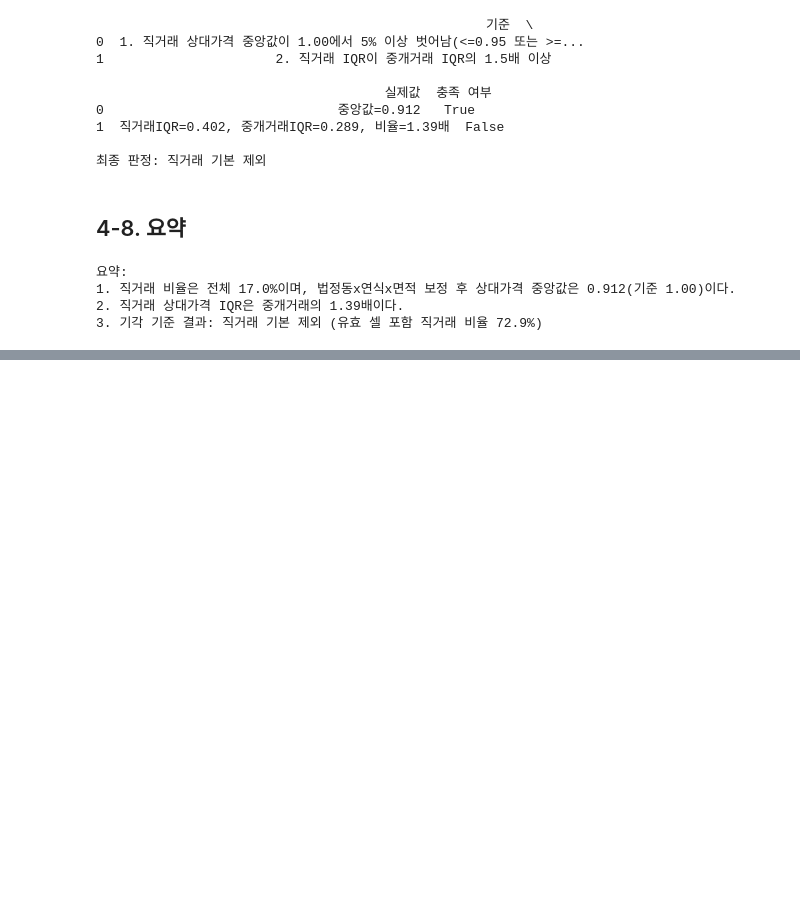
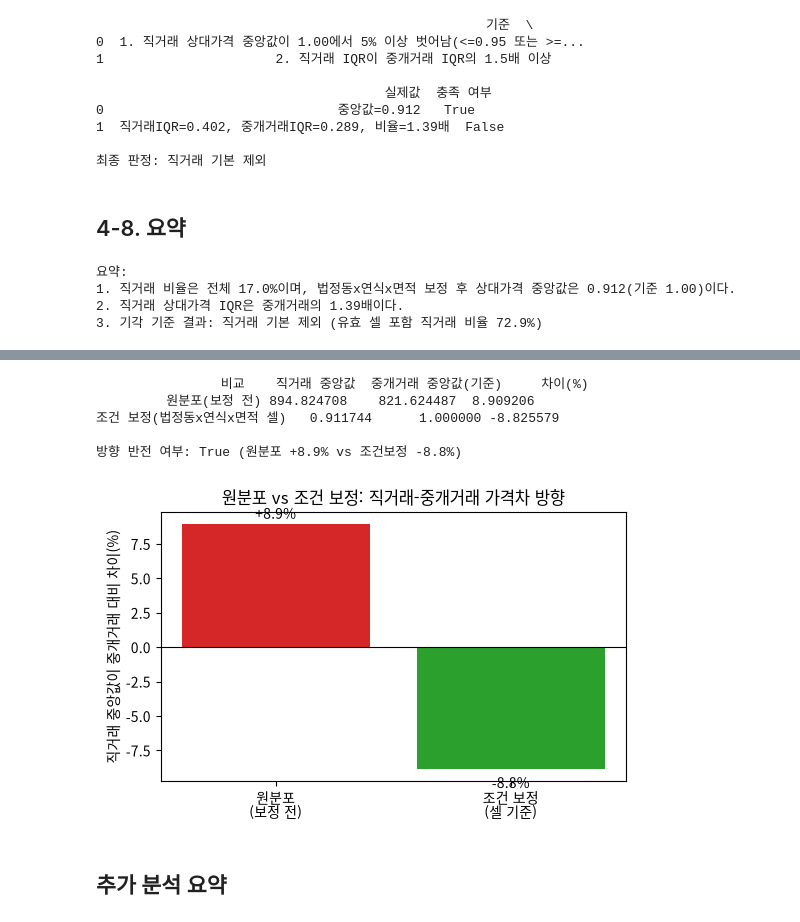
Before and after one commit to Simon-Beck12/npl-el, a Jupyter notebook: notebooks/eda_direct_deal.ipynb, the cells around one changed output, grey strips where cells are left out. Cells and saved outputs as stored; diff of their text form; code cells hidden in the pictures; blank space fills up the shorter version.

```diff
--- a/notebooks/eda_direct_deal.ipynb
+++ b/notebooks/eda_direct_deal.ipynb
@@ -337,0 +526,43 @@ print(f"3. 기각 기준 결과: {final_verdict} (유효 셀 포함 직거래
+# %%
+raw_direct_median = direct_price.median()
+raw_brokered_median = brokered_price.median()
+raw_diff_pct = (raw_direct_median - raw_brokered_median) / raw_brokered_median * 100
+
+adj_brokered_median = float(summary_incl.loc[summary_incl['구분'] == '중개거래', '중앙값'].iloc[0])
+adj_diff_pct = (direct_median - adj_brokered_median) / adj_brokered_median * 100
+
+reversal_table = pd.DataFrame({
+    '비교': ['원분포(보정 전)', '조건 보정(법정동x연식x면적 셀)'],
+    '직거래 중앙값': [raw_direct_median, direct_median],
+    '중개거래 중앙값(기준)': [raw_brokered_median, adj_brokered_median],
+    '차이(%)': [raw_diff_pct, adj_diff_pct],
+})
+print(reversal_table.to_string(index=False))
+
+direction_reversed = (raw_diff_pct > 0) != (adj_diff_pct > 0)
+print(f"\n방향 반전 여부: {direction_reversed} (원분포 {raw_diff_pct:+.1f}% vs 조건보정 {adj_diff_pct:+.1f}%)")
+
+fig, ax = plt.subplots(figsize=(5.5, 3.6), dpi=100)
+labels = ['원분포\n(보정 전)', '조건 보정\n(셀 기준)']
+values = [raw_diff_pct, adj_diff_pct]
+colors = ['tab:red' if v > 0 else 'tab:green' for v in values]
+bars = ax.bar(labels, values, color=colors)
+ax.axhline(0, color='black', linewidth=0.8)
+ax.set_ylabel('직거래 중앙값이 중개거래 대비 차이(%)')
+ax.set_title('원분포 vs 조건 보정: 직거래-중개거래 가격차 방향')
+for bar, v in zip(bars, values):
+    ax.annotate(f'{v:+.1f}%', (bar.get_x() + bar.get_width() / 2, v),
+                textcoords='offset points', xytext=(0, 4 if v >= 0 else -14), ha='center')
+fig.tight_layout()
+fig.savefig('../results/figures/exp001_extra_reversal.png', dpi=100)
+plt.show()
+plt.close(fig)
+# %% [output]
+                비교    직거래 중앙값  중개거래 중앙값(기준)     차이(%)
+         원분포(보정 전) 894.824708    821.624487  8.909206
+조건 보정(법정동x연식x면적 셀)   0.911744      1.000000 -8.825579
+
+방향 반전 여부: True (원분포 +8.9% vs 조건보정 -8.8%)
+[figure, added]
+# %% [markdown]
+## 추가 분석 요약
```
Also changed, not shown: parts of 12 cells of this notebook, 5 other files.
